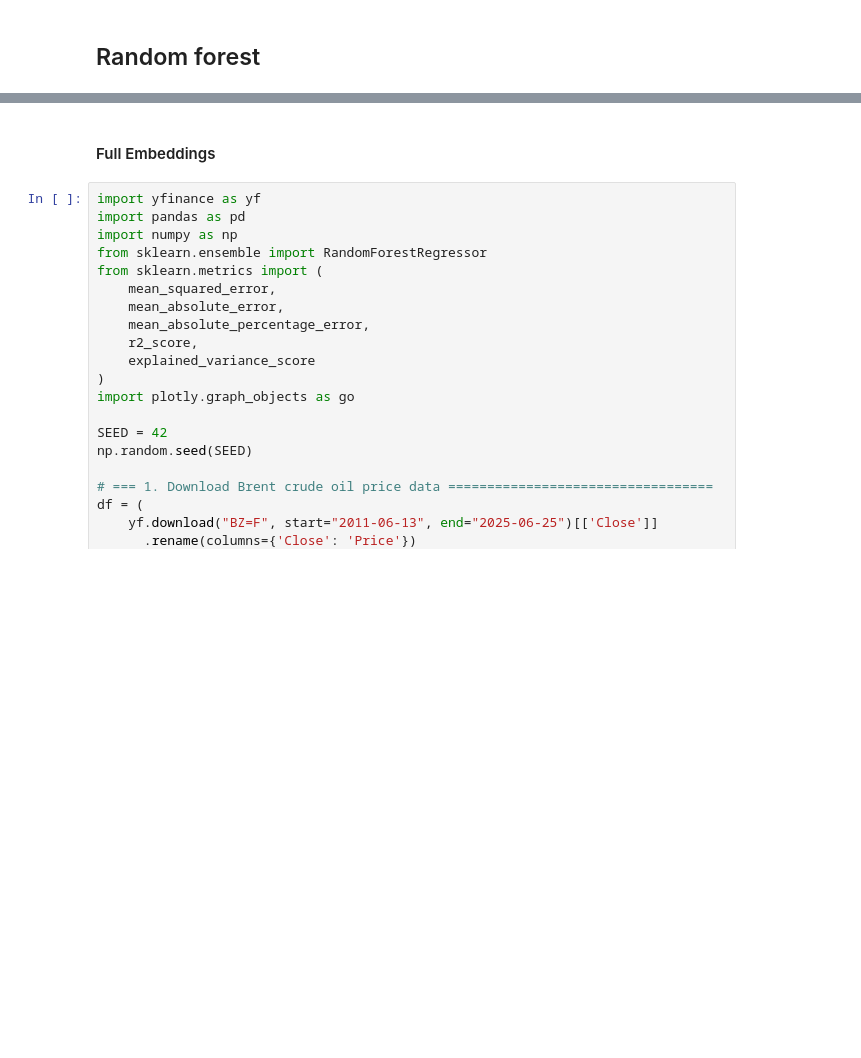
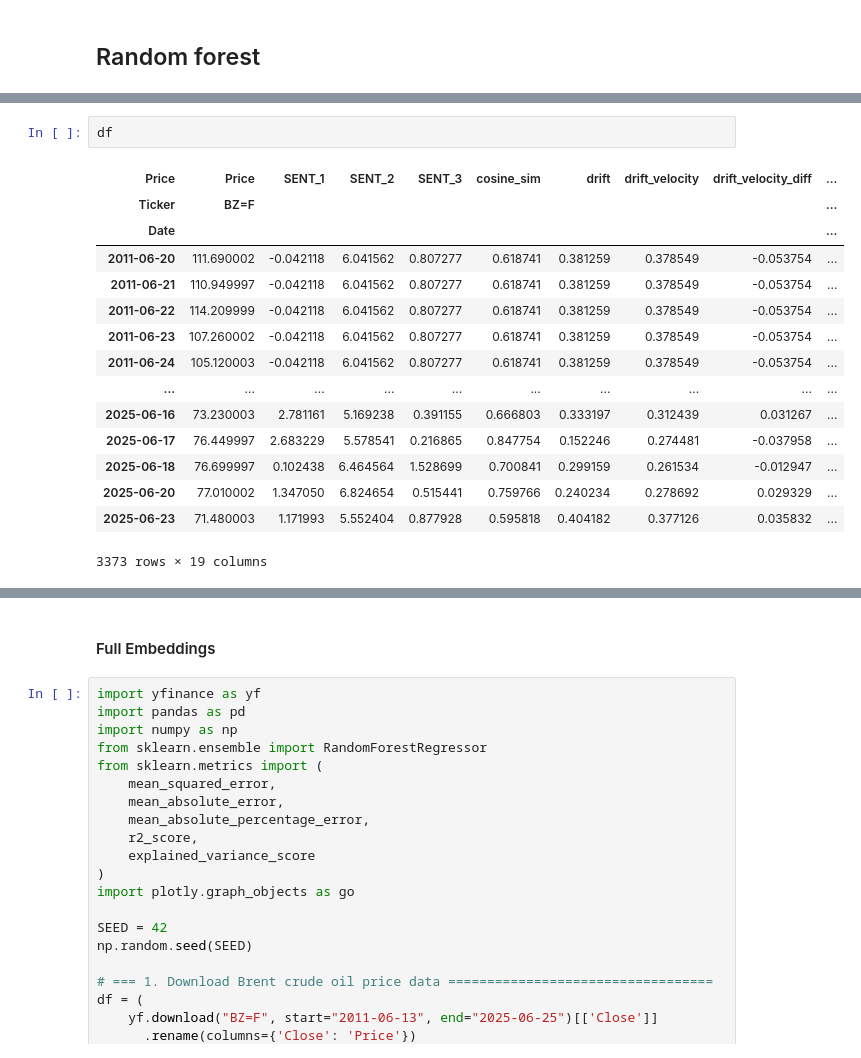
Before and after one commit to saraborello/SignalMining-OilEmbeddings, a Jupyter notebook: Brent/Brent_model.ipynb, the cells around one changed output, grey strips where cells are left out. Cells and saved outputs as stored; diff of their text form; blank space fills up the shorter version.

```diff
--- a/Brent/Brent_model.ipynb
+++ b/Brent/Brent_model.ipynb
@@ -3,3 +24,21 @@
+# %%
+df
+# %% [output]
+| Price | Price | SENT_1 | SENT_2 | SENT_3 | cosine_sim | drift | drift_velocity | drift_velocity_diff | ... |
+| Ticker | BZ=F |  |  |  |  |  |  |  | ... |
+| Date |  |  |  |  |  |  |  |  | ... |
+| 2011-06-20 | 111.690002 | -0.042118 | 6.041562 | 0.807277 | 0.618741 | 0.381259 | 0.378549 | -0.053754 | ... |
+| 2011-06-21 | 110.949997 | -0.042118 | 6.041562 | 0.807277 | 0.618741 | 0.381259 | 0.378549 | -0.053754 | ... |
+| 2011-06-22 | 114.209999 | -0.042118 | 6.041562 | 0.807277 | 0.618741 | 0.381259 | 0.378549 | -0.053754 | ... |
+| 2011-06-23 | 107.260002 | -0.042118 | 6.041562 | 0.807277 | 0.618741 | 0.381259 | 0.378549 | -0.053754 | ... |
+| 2011-06-24 | 105.120003 | -0.042118 | 6.041562 | 0.807277 | 0.618741 | 0.381259 | 0.378549 | -0.053754 | ... |
+| ... | ... | ... | ... | ... | ... | ... | ... | ... | ... |
+| 2025-06-16 | 73.230003 | 2.781161 | 5.169238 | 0.391155 | 0.666803 | 0.333197 | 0.312439 | 0.031267 | ... |
+| 2025-06-17 | 76.449997 | 2.683229 | 5.578541 | 0.216865 | 0.847754 | 0.152246 | 0.274481 | -0.037958 | ... |
+| 2025-06-18 | 76.699997 | 0.102438 | 6.464564 | 1.528699 | 0.700841 | 0.299159 | 0.261534 | -0.012947 | ... |
+| 2025-06-20 | 77.010002 | 1.347050 | 6.824654 | 0.515441 | 0.759766 | 0.240234 | 0.278692 | 0.029329 | ... |
+| 2025-06-23 | 71.480003 | 1.171993 | 5.552404 | 0.877928 | 0.595818 | 0.404182 | 0.377126 | 0.035832 | ... |
+3373 rows × 19 columns
 # %%
 import yfinance as yf
 import pandas as pd
```
Also changed, not shown: parts of 5 cells of this notebook.
